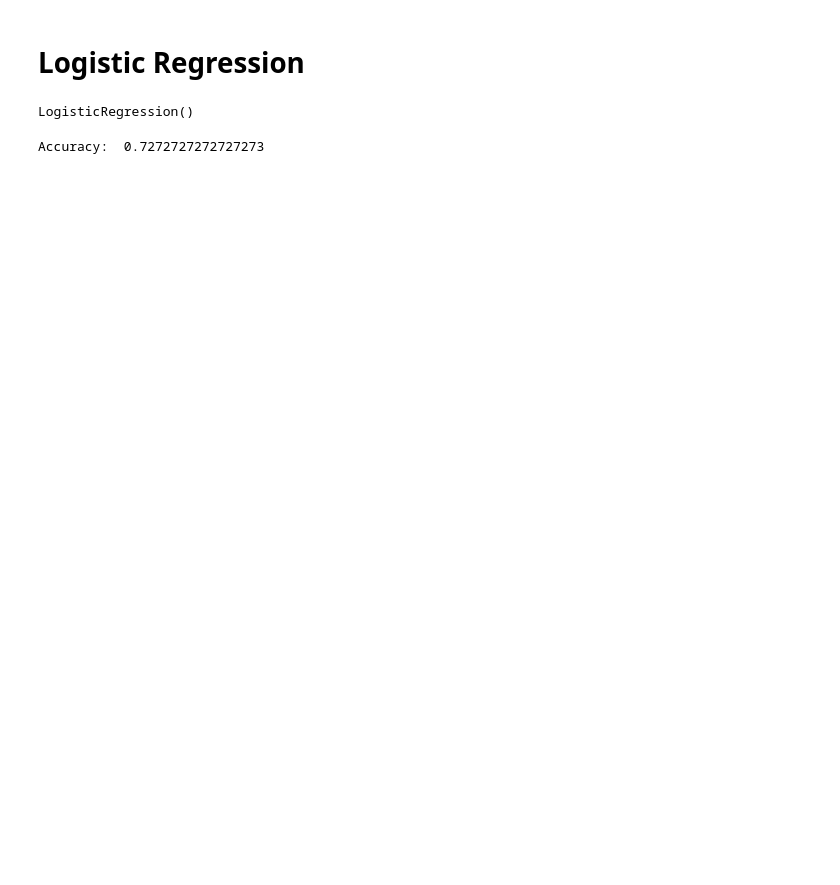
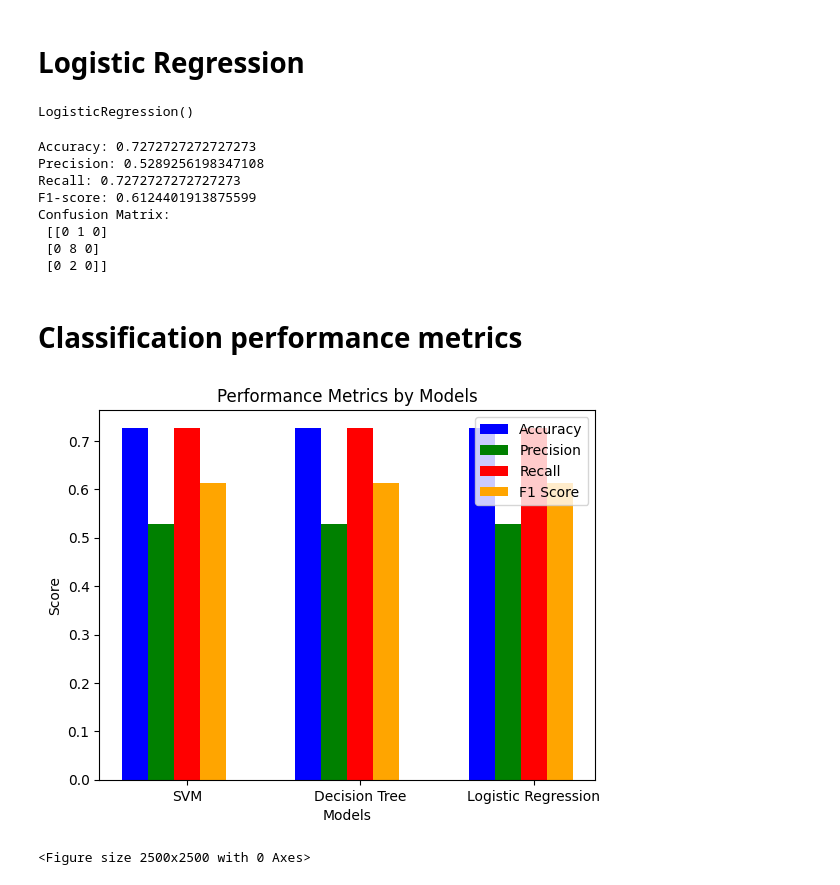
Before and after one commit to KUMARPALAKOLLU/socialNetworkAnalysis, a Jupyter notebook: heterogeneousGraphVisualization&clustering.ipynb, the cells around one changed output. Drawn from its saved outputs; the diff is of its cells as text; code cells hidden in the pictures; blank space fills up the shorter version.

```diff
--- a/heterogeneousGraphVisualization&clustering.ipynb
+++ b/heterogeneousGraphVisualization&clustering.ipynb
@@ -330,10 +364,72 @@ classifier.fit(X_train, y_train)
 LogisticRegression()
 # %%
 # Make predictions on the test set
-y_pred = classifier.predict(X_test)
+y_pred = classifier_3.predict(X_test)
 
 # Evaluate the accuracy of the classifier
+# Evaluate the accuracy of the classifier
 accuracy_log = accuracy_score(y_test, y_pred)
-print("Accuracy: ", accuracy_log)
+precision_log = precision_score(y_test, y_pred, average='weighted')
+recall_log = recall_score(y_test, y_pred, average='weighted')
+f1_log = f1_score(y_test, y_pred, average='weighted')
+
+# Calculate confusion matrix
+confusion_mat = confusion_matrix(y_test, y_pred)
+
+# Print performance metrics
+print("Accuracy:", accuracy_log)
+print("Precision:", precision_log)
+print("Recall:", recall_log)
+print("F1-score:", f1_log)
+print("Confusion Matrix:\n", confusion_mat)
 # %% [output]
-Accuracy:  0.7272727272727273
+Accuracy: 0.7272727272727273
+Precision: 0.5289256198347108
+Recall: 0.7272727272727273
+F1-score: 0.6124401913875599
+Confusion Matrix:
+ [[0 1 0]
+ [0 8 0]
+ [0 2 0]]
+# %% [markdown]
+# **Classification performance metrics**
+# %%
+# Define the models and their performance metrics
+models = ['SVM', 'Decision Tree', 'Logistic Regression']
+accuracy = [accuracy_svm, accuracy_decision, accuracy_log]
+precision = [precision_svm,precision_decision,precision_log]
+recall = [recall_svm,recall_decision,recall_log]
+f1 = [f1_svm,f1_decision,f1_log]
+
+# Set the width of the bars
+bar_width = 0.15
+
+# Set the spacing between each model's bars
+model_spacing = 5
+
+# Set the positions of the bars on the x-axis
+r = np.arange(len(models))
+
+# Plot each performance metric for each model
+plt.bar(r, accuracy, color='b', width=bar_width, label='Accuracy')
+plt.bar(r + bar_width, precision, color='g', width=bar_width, label='Precision')
+plt.bar(r + 2 * bar_width, recall, color='r', width=bar_width, label='Recall')
+plt.bar(r + 3 * bar_width, f1, color='orange', width=bar_width, label='F1 Score')
+
+# Set the x-axis labels and title
+plt.xticks(r + 2 * bar_width, models)
+plt.xlabel('Models')
+plt.ylabel('Score')
+plt.title('Performance Metrics by Models')
+
+# Add a legend
+plt.legend()
+
+# Adjust the spacing between models
+plt.subplots_adjust(wspace=model_spacing)
+plt.figure(figsize=(25, 25))
+# Display the plot
+plt.show()
+# %% [output]
+[figure, added]
+<Figure size 2500x2500 with 0 Axes>
```
Also changed, not shown: parts of 16 cells of this notebook.
